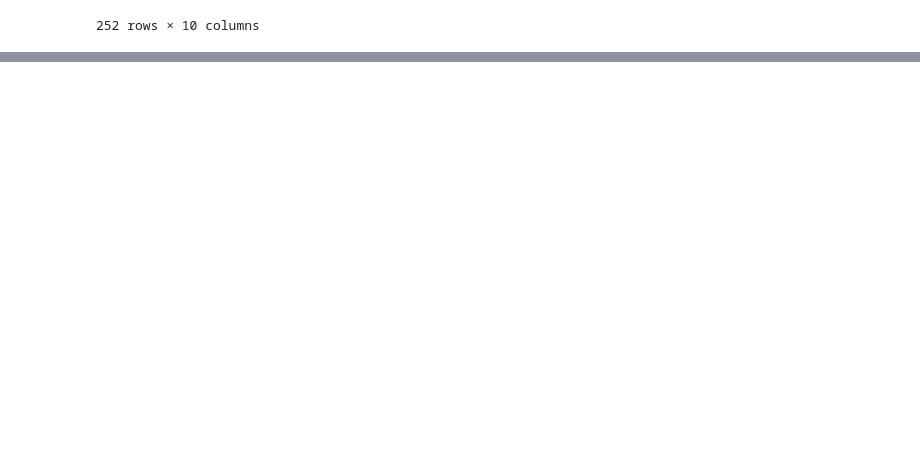
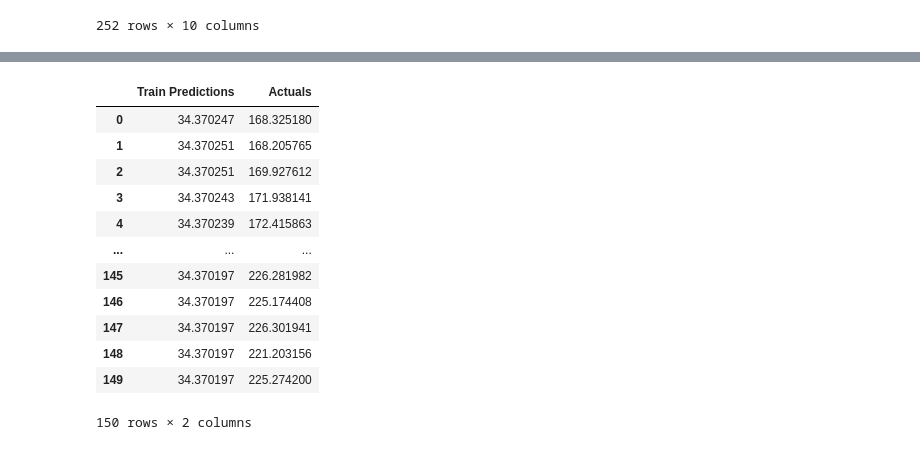
Before and after one commit to numisrm/Price_and_volatility_predicitons, a Jupyter notebook: Close_Data.ipynb, the cells around one changed output, grey strips where cells are left out. Saved outputs shown, nothing was run; the diff lists cells and outputs as text; code cells hidden in the pictures; blank space fills up the shorter version.

```diff
--- a/Close_Data.ipynb
+++ b/Close_Data.ipynb
@@ -34,0 +52,5 @@ make_plot.plot()
+# %%
+X_train1, y_train1 = X1[:150], y1[:150]
+X_val1, y_val1 = X1[150:200], y1[150:200]
+X_test1, y_test1 = X1[200:], y1[200:]
+X_train1.shape, y_train1.shape, X_val1.shape, y_val1.shape, X_test1.shape, y_test1.shape
@@ -34,0 +59,15 @@ make_plot.plot()
+# %%
+from tensorflow.keras.models import Sequential
+from tensorflow.keras.layers import *
+from tensorflow.keras.callbacks import ModelCheckpoint
+from tensorflow.keras.losses import MeanSquaredError
+from tensorflow.keras.metrics import RootMeanSquaredError
+from tensorflow.keras.optimizers import Adam
+
+model1 = Sequential()
+model1.add(InputLayer((5, 1)))
+model1.add(LSTM(64))
+model1.add(Dense(8, 'relu'))
+model1.add(Dense(1, 'linear'))
+
+model1.summary()
@@ -34,0 +88,5 @@ make_plot.plot()
+# %%
+cp1 = ModelCheckpoint('model1/best_model.keras', save_best_only=True)
+model1.compile(loss=MeanSquaredError(), optimizer=Adam(learning_rate=0.1), metrics=[RootMeanSquaredError()])
+# %%
+model1.fit(X_train1, y_train1, validation_data=(X_val1, y_val1), epochs=1, callbacks=[cp1])
@@ -34,0 +101,5 @@ make_plot.plot()
+# %%
+train_predictions = model1.predict(X_train1).flatten()
+train_results = pd.DataFrame(data={'Train Predictions':train_predictions, 'Actuals':y_train1})
+train_results
+# %% [output]
@@ -34,0 +107,13 @@ make_plot.plot()
+|  | Train Predictions | Actuals |
+| 0 | 34.370247 | 168.325180 |
+| 1 | 34.370251 | 168.205765 |
+| 2 | 34.370251 | 169.927612 |
+| 3 | 34.370243 | 171.938141 |
+| 4 | 34.370239 | 172.415863 |
+| ... | ... | ... |
+| 145 | 34.370197 | 226.281982 |
+| 146 | 34.370197 | 225.174408 |
+| 147 | 34.370197 | 226.301941 |
+| 148 | 34.370197 | 221.203156 |
+| 149 | 34.370197 | 225.274200 |
+150 rows × 2 columns
```
Also changed, not shown: parts of 9 cells of this notebook, 1 other file.
